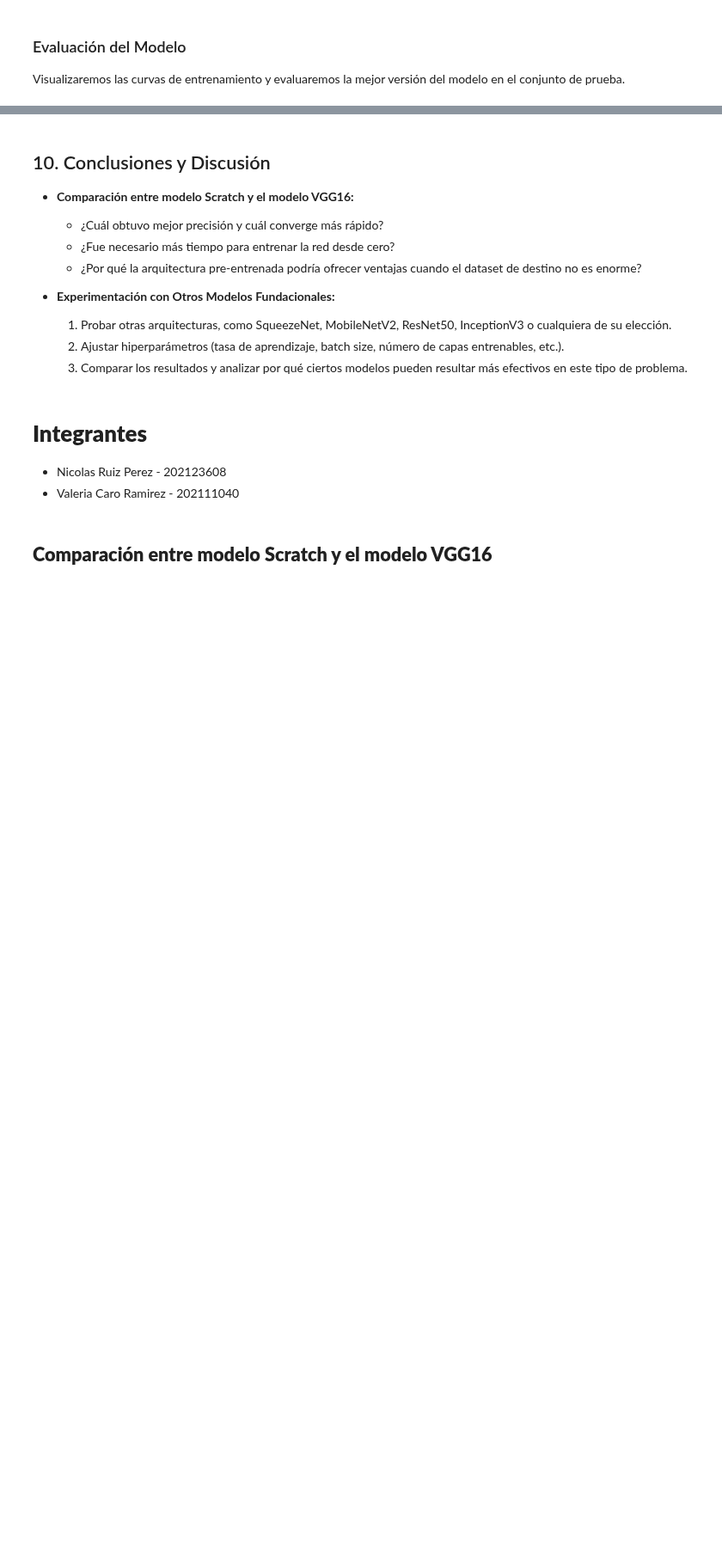
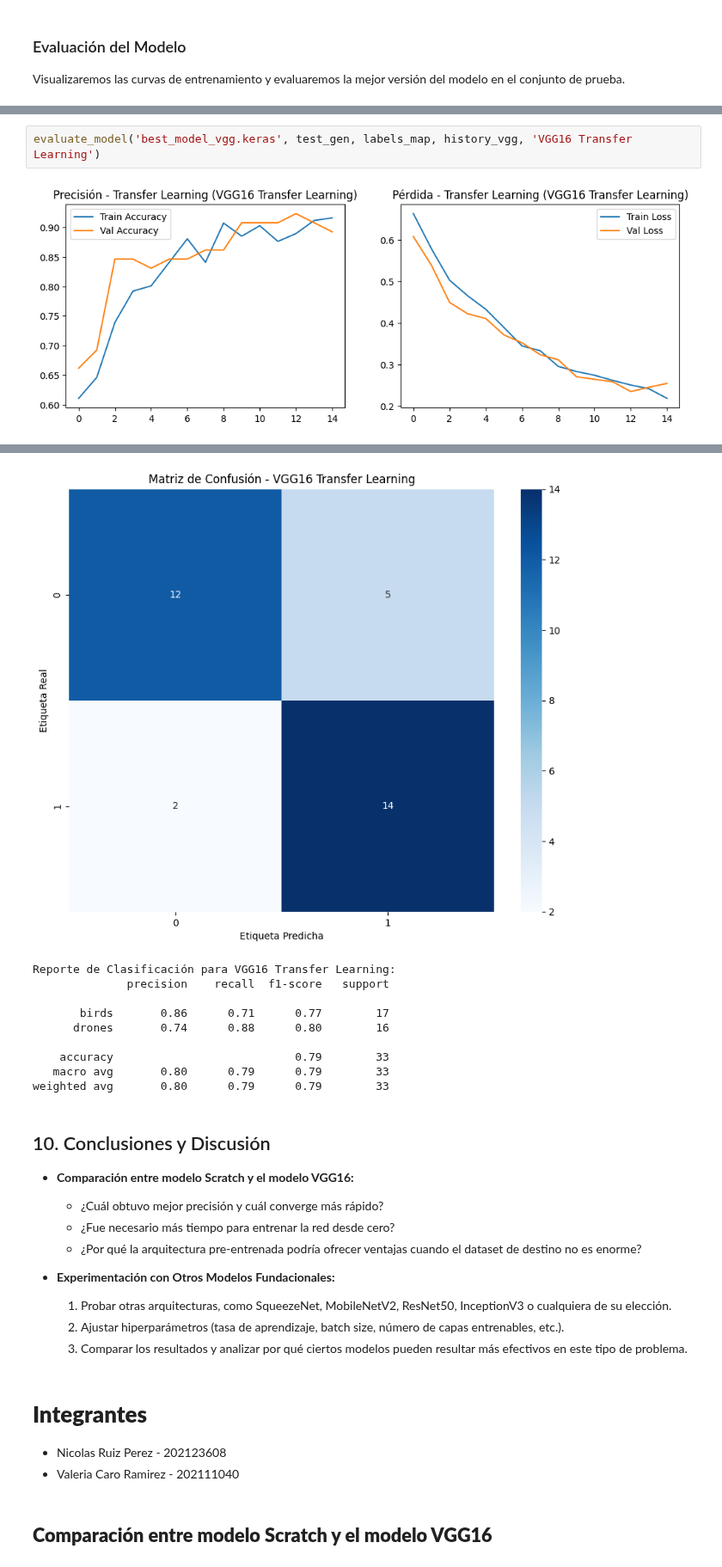
Before and after one commit to pukinidev/TalleresImagenes, a Jupyter notebook: Taller 8/MISIS4825_Laboratorio08_Taller.ipynb, the cells around one changed output, grey strips where cells are left out. Shown at 86% size. Saved outputs shown, nothing was run; the diff lists cells and outputs as text; blank space fills up the shorter version.

```diff
--- a/Taller 8/MISIS4825_Laboratorio08_Taller.ipynb
+++ b/Taller 8/MISIS4825_Laboratorio08_Taller.ipynb
@@ -547,0 +451,4 @@ weighted avg       0.82      0.82      0.82        33
+# %%
+evaluate_model('best_model_vgg.keras', test_gen, labels_map, history_vgg, 'VGG16 Transfer Learning')
+# %% [output]
+[figure, added]
@@ -548,3 +456,13 @@ weighted avg       0.82      0.82      0.82        33
+[figure, added]
+Reporte de Clasificación para VGG16 Transfer Learning:
+              precision    recall  f1-score   support
+
+       birds       0.86      0.71      0.77        17
+      drones       0.74      0.88      0.80        16
+
+    accuracy                           0.79        33
+   macro avg       0.80      0.79      0.79        33
+weighted avg       0.80      0.79      0.79        33
 # %% [markdown]
 ## 10. Conclusiones y Discusión
 
```
Also changed, not shown: parts of 34 cells of this notebook, 9 other files.
